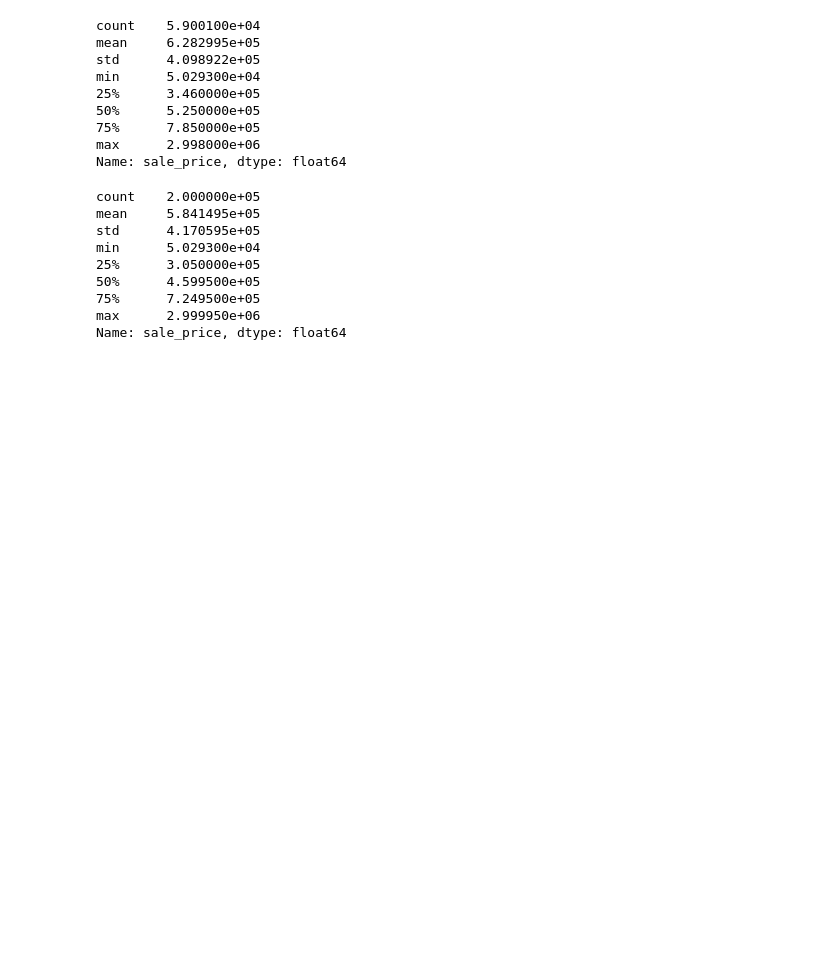
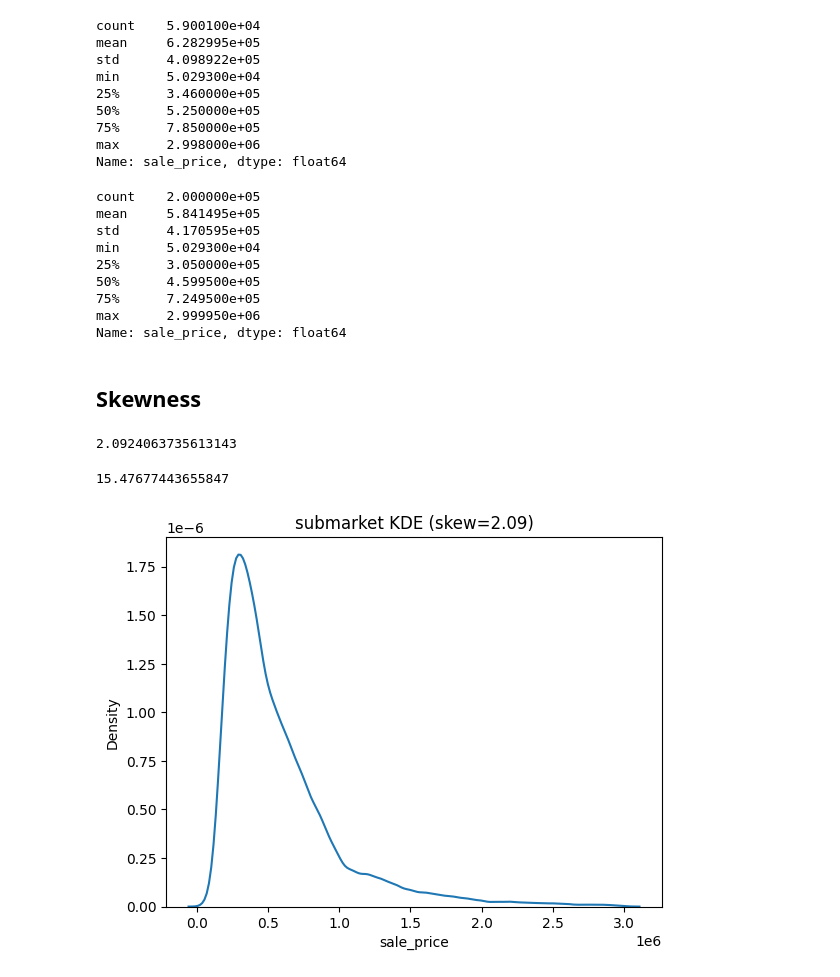
Before and after one commit to Shally-1997/project_house_prediction, a Jupyter notebook: HousePrice.ipynb, the cells around one changed output. Cells and saved outputs as stored; diff of their text form; code cells hidden in the pictures; blank space fills up the shorter version.

```diff
--- a/HousePrice.ipynb
+++ b/HousePrice.ipynb
@@ -527,3 +517,22 @@ min      5.029300e+04
 75%      7.249500e+05
 max      2.999950e+06
 Name: sale_price, dtype: float64
+# %% [markdown]
+## Skewness
+# %%
+skews = df1['sale_price'].skew()
+print(skews)
+# %% [output]
+2.0924063735613143
+# %%
+skews = df1['sqft_lot'].skew()
+print(skews)
+# %% [output]
+15.47677443655847
+# %%
+plt.figure()
+sns.kdeplot(df1['sale_price'].dropna())
+plt.title(f'{col} KDE (skew={df1['sale_price'].skew():.2f})')
+plt.show()
+# %% [output]
+[figure, added]
```
Also changed, not shown: parts of 4 cells of this notebook, 1 other file.
